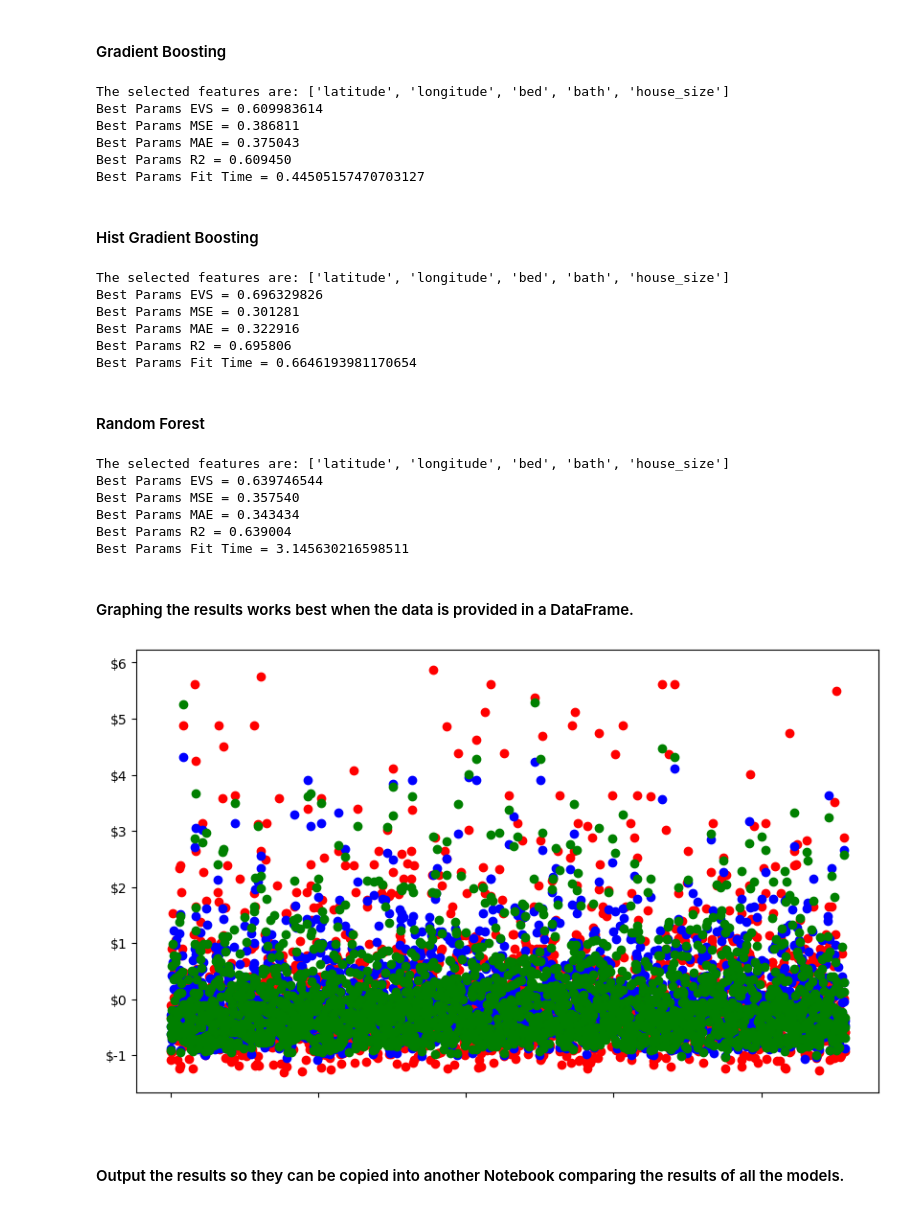
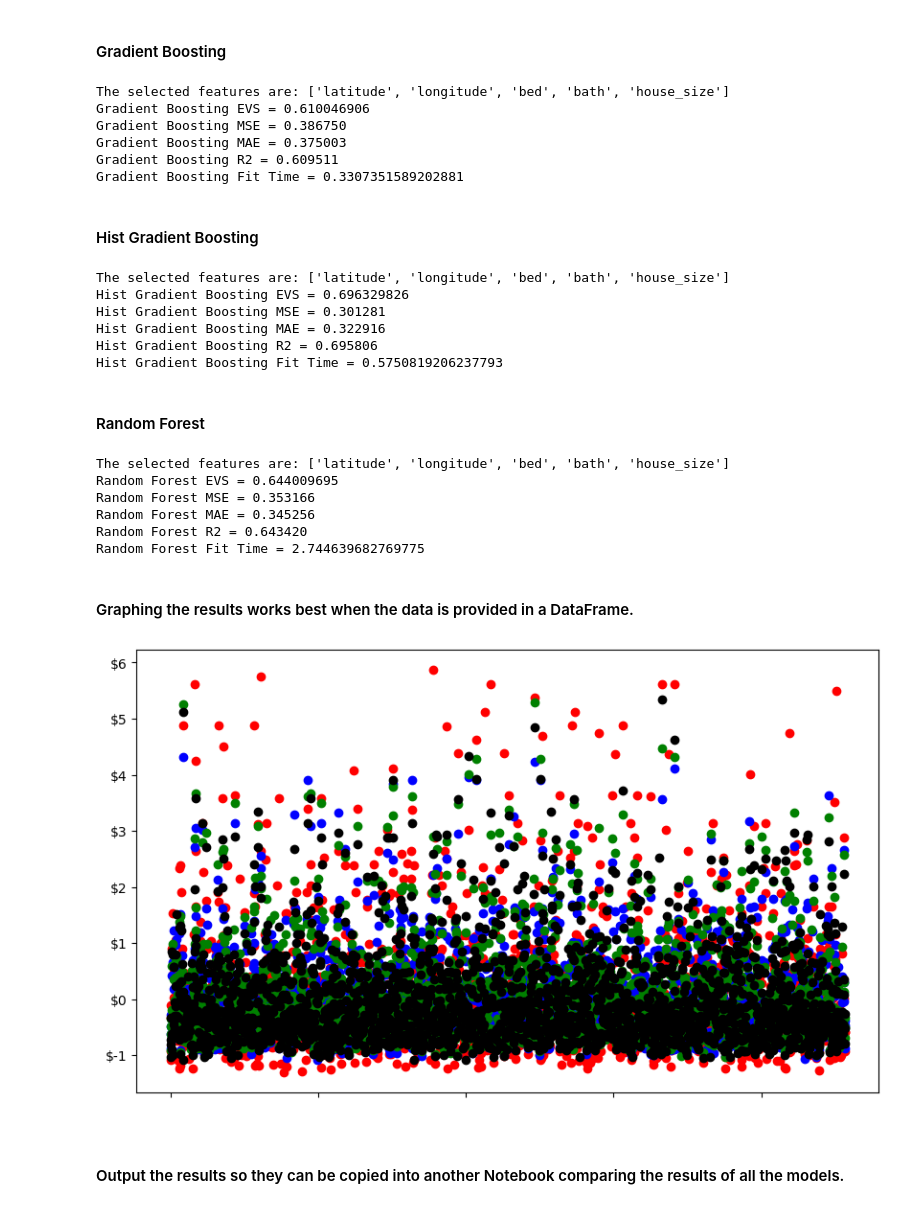
Before and after one commit to jiml-mlai-bootcamp-ucberkeley/Capstone_2, a Jupyter notebook: nj/Boosting Macro.ipynb, the cells around one changed output. Saved outputs shown, nothing was run; the diff lists cells and outputs as text; code cells hidden in the pictures.

```diff
--- a/nj/Boosting Macro.ipynb
+++ b/nj/Boosting Macro.ipynb
@@ -146,42 +147,42 @@ Best Params Fit Time = 0.09411087036132812
 # %% [markdown]
 #### Gradient Boosting
 # %%
-gbr = dosomething("Gradient Boosting","Best Params", normalize_df, features, "price")
+gbr = dosomething("Gradient Boosting","Gradient Boosting", normalize_df, features, "price")
 results_dict_append(gbr["results"])
 gbr_predict = gbr["predictions"]
 # %% [output]
 The selected features are: ['latitude', 'longitude', 'bed', 'bath', 'house_size']
-Best Params EVS = 0.609983614
-Best Params MSE = 0.386811
-Best Params MAE = 0.375043
-Best Params R2 = 0.609450
-Best Params Fit Time = 0.44505157470703127
+Gradient Boosting EVS = 0.610046906
+Gradient Boosting MSE = 0.386750
+Gradient Boosting MAE = 0.375003
+Gradient Boosting R2 = 0.609511
+Gradient Boosting Fit Time = 0.3307351589202881
 # %% [markdown]
 #### Hist Gradient Boosting
 # %%
-histgbr = dosomething("Hist Gradient Boosting","Best Params", normalize_df, features, "price")
+histgbr = dosomething("Hist Gradient Boosting","Hist Gradient Boosting", normalize_df, features, "price")
 results_dict_append(histgbr["results"])
 histgbr_predict = histgbr["predictions"]
 # %% [output]
 The selected features are: ['latitude', 'longitude', 'bed', 'bath', 'house_size']
-Best Params EVS = 0.696329826
-Best Params MSE = 0.301281
-Best Params MAE = 0.322916
-Best Params R2 = 0.695806
-Best Params Fit Time = 0.6646193981170654
+Hist Gradient Boosting EVS = 0.696329826
+Hist Gradient Boosting MSE = 0.301281
+Hist Gradient Boosting MAE = 0.322916
+Hist Gradient Boosting R2 = 0.695806
+Hist Gradient Boosting Fit Time = 0.5750819206237793
 # %% [markdown]
 #### Random Forest
 # %%
-rf = dosomething("Random Forest","Best Params", normalize_df, features, "price")
+rf = dosomething("Random Forest","Random Forest", normalize_df, features, "price")
 results_dict_append(rf["results"])
 rf_predict = rf["predictions"]
 # %% [output]
 The selected features are: ['latitude', 'longitude', 'bed', 'bath', 'house_size']
-Best Params EVS = 0.639746544
-Best Params MSE = 0.357540
-Best Params MAE = 0.343434
-Best Params R2 = 0.639004
-Best Params Fit Time = 3.145630216598511
+Random Forest EVS = 0.644009695
+Random Forest MSE = 0.353166
+Random Forest MAE = 0.345256
+Random Forest R2 = 0.643420
+Random Forest Fit Time = 2.744639682769775
 # %% [markdown]
 #### Graphing the results works best when the data is provided in a DataFrame.
 # %%
@@ -201,18 +202,18 @@ y_test_df = pd.DataFrame(y_test).reset_index()
 # %%
 fig, ax = plt.subplots(figsize=(10, 6))
 
 ax.ticklabel_format(style='plain')
 ax.yaxis.set_major_formatter('${x:1,.0f}')
 ax.xaxis.set_major_formatter(' ')
 
 plt.scatter(y_test_df.index,y_test_df["price"], color="red")
 plt.scatter(gbr_predict_df.index,gbr_predict_df["prediction"], color="blue")
 plt.scatter(histgbr_predict_df.index,histgbr_predict_df["prediction"], color="green")
 #plt.scatter(adaboost_predict_df.index,adaboost_predict_df["prediction"], color="black")
-#plt.scatter(rf_predict_df.index,rf_predict_df["prediction"], color="black")
+plt.scatter(rf_predict_df.index,rf_predict_df["prediction"], color="black")
 plt.show()
 # %% [output]
-[figure, old version]
+[figure, new version]
 # %% [markdown]
 #### Output the results so they can be copied into another Notebook comparing the results of all the models.
 # %%
```
Also changed, not shown: parts of 4 cells of this notebook, 8 other files.
